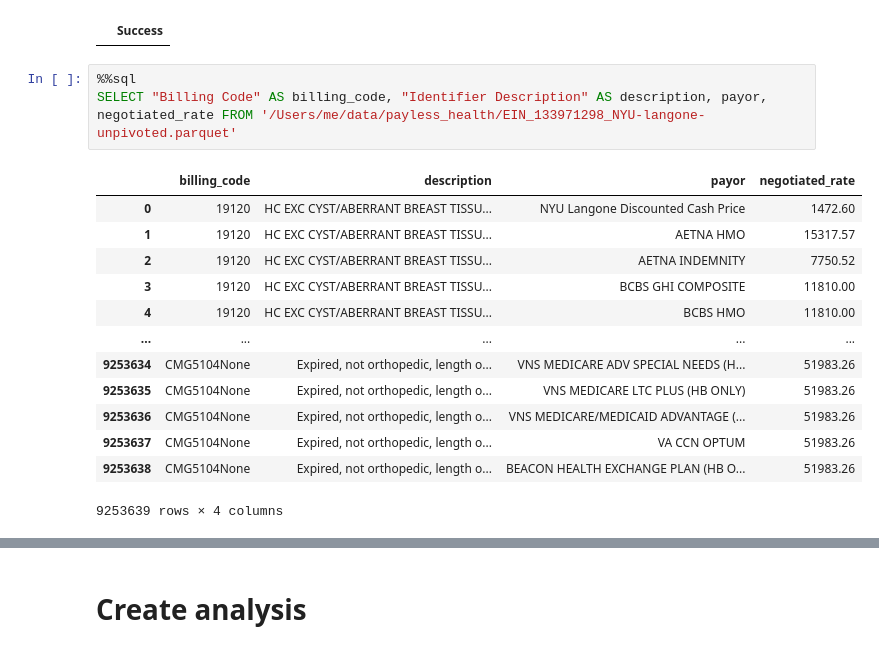
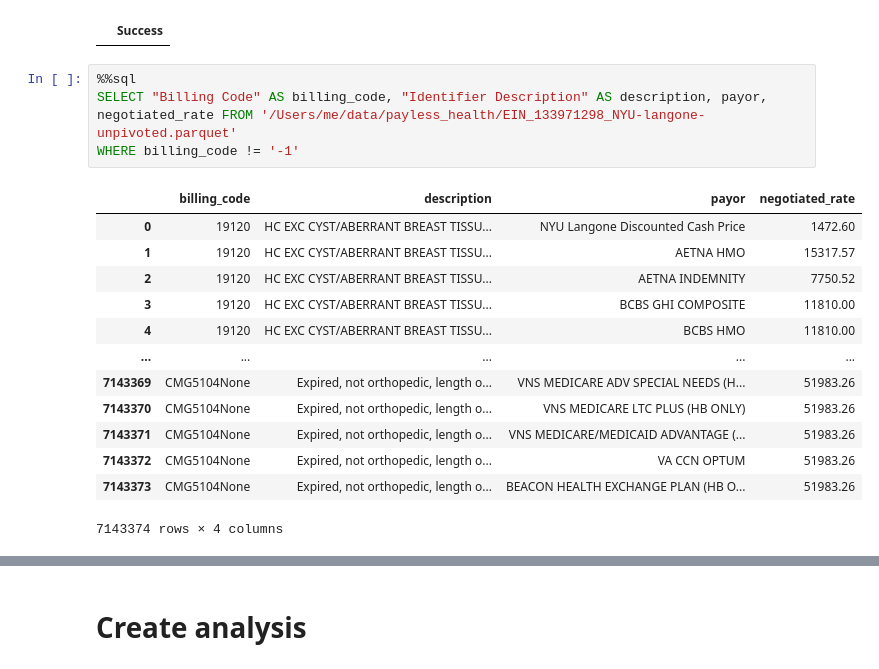
Before and after one commit to onefact/data_build_tool_payless.health, a Jupyter notebook: notebooks/EIN_133971298_NYU-langone.ipynb, the cells around one changed output, grey strips where cells are left out. Cells and saved outputs as stored; diff of their text form.

```diff
--- a/notebooks/EIN_133971298_NYU-langone.ipynb
+++ b/notebooks/EIN_133971298_NYU-langone.ipynb
@@ -2041,20 +2058,21 @@ SELECT * FROM unpivot_alias
 # %%
 %%sql
 SELECT "Billing Code" AS billing_code, "Identifier Description" AS description, payor, negotiated_rate FROM '/Users/me/data/payless_health/EIN_133971298_NYU-langone-unpivoted.parquet'
+WHERE billing_code != '-1'
 # %% [output]
 |  | billing_code | description | payor | negotiated_rate |
 | 0 | 19120 | HC EXC CYST/ABERRANT BREAST TISSU... | NYU Langone Discounted Cash Price | 1472.60 |
 | 1 | 19120 | HC EXC CYST/ABERRANT BREAST TISSU... | AETNA HMO | 15317.57 |
 | 2 | 19120 | HC EXC CYST/ABERRANT BREAST TISSU... | AETNA INDEMNITY | 7750.52 |
 | 3 | 19120 | HC EXC CYST/ABERRANT BREAST TISSU... | BCBS GHI COMPOSITE | 11810.00 |
 | 4 | 19120 | HC EXC CYST/ABERRANT BREAST TISSU... | BCBS HMO | 11810.00 |
 | ... | ... | ... | ... | ... |
-| 9253634 | CMG5104None | Expired, not orthopedic, length o... | VNS MEDICARE ADV SPECIAL NEEDS (H... | 51983.26 |
-| 9253635 | CMG5104None | Expired, not orthopedic, length o... | VNS MEDICARE LTC PLUS (HB ONLY) | 51983.26 |
-| 9253636 | CMG5104None | Expired, not orthopedic, length o... | VNS MEDICARE/MEDICAID ADVANTAGE (... | 51983.26 |
-| 9253637 | CMG5104None | Expired, not orthopedic, length o... | VA CCN OPTUM | 51983.26 |
-| 9253638 | CMG5104None | Expired, not orthopedic, length o... | BEACON HEALTH EXCHANGE PLAN (HB O... | 51983.26 |
+| 7143369 | CMG5104None | Expired, not orthopedic, length o... | VNS MEDICARE ADV SPECIAL NEEDS (H... | 51983.26 |
+| 7143370 | CMG5104None | Expired, not orthopedic, length o... | VNS MEDICARE LTC PLUS (HB ONLY) | 51983.26 |
+| 7143371 | CMG5104None | Expired, not orthopedic, length o... | VNS MEDICARE/MEDICAID ADVANTAGE (... | 51983.26 |
+| 7143372 | CMG5104None | Expired, not orthopedic, length o... | VA CCN OPTUM | 51983.26 |
+| 7143373 | CMG5104None | Expired, not orthopedic, length o... | BEACON HEALTH EXCHANGE PLAN (HB O... | 51983.26 |
-9253639 rows × 4 columns
+7143374 rows × 4 columns
 # %%
 %%sql
 COPY (
```
Also changed, not shown: parts of 37 cells of this notebook, 5 other files.
